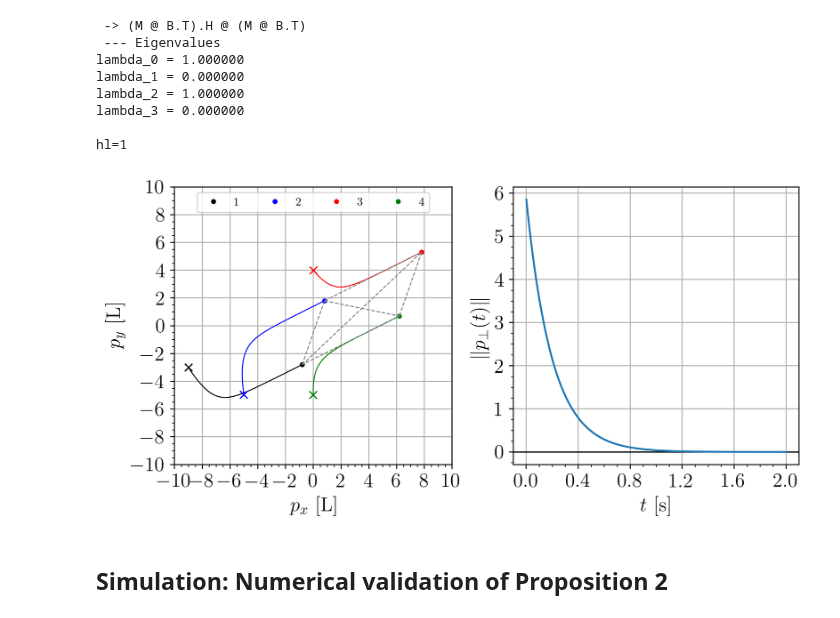
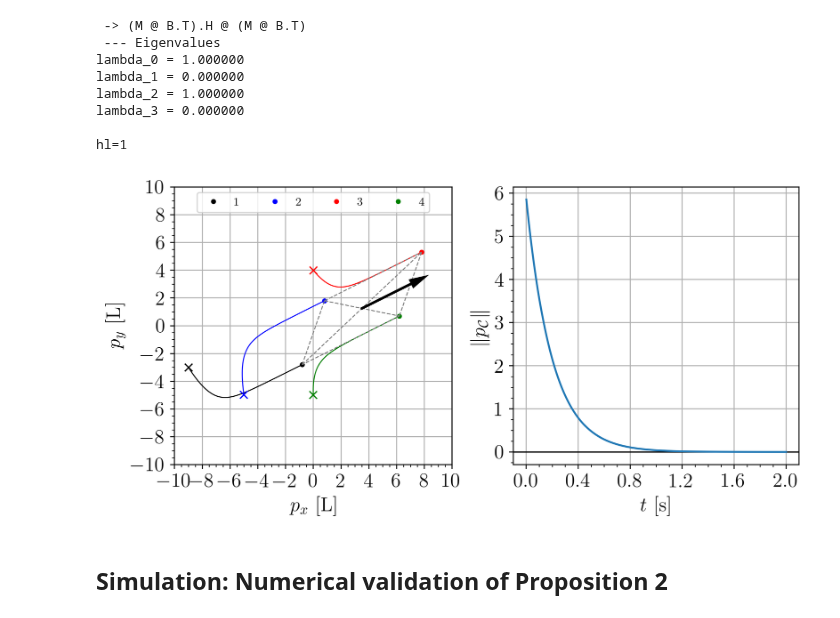
Before and after one commit to Swarm-Systems-Lab/affine-formation-control, a Jupyter notebook: notebooks/paper_simulations.ipynb, the cells around one changed output. Cells and saved outputs as stored; diff of their text form; code cells hidden in the pictures.

Commit message:
Changes in figures 3 and 4 of the paper

```diff
--- a/notebooks/paper_simulations.ipynb
+++ b/notebooks/paper_simulations.ipynb
@@ -96,35 +96,41 @@ hl=1
 
 # Init figure and config axes
 fig = plt.figure(figsize=(9,4), dpi=400)
 ax1, ax2 = fig.subplots(1,2)
 
 config_data_axis(ax1, 2, 2, y_right=False)
 config_data_axis(ax2, 0.4, 1, y_right=False)
 
 lim = 10
 ax1.set_xlim([-lim, lim])
 ax1.set_ylim([-lim, lim])
 ax1.grid(True)
 ax1.set_aspect("equal")
 ax1.set_xlabel(r"$p_x$ [L]")
 ax1.set_ylabel(r"$p_y$  [L]")
 
 ax2.grid(True)
 ax1.set_aspect("equal")
 ax2.set_xlabel(r"$t$ [s]")
-ax2.set_ylabel(r"$\|p_\perp(t)\|$")
+ax2.set_ylabel(r"$\|p_\mathcal{C}\|$")
 
 # Axis: X-Y
 sim_fr.plot(ax1)
 ax1.legend(ncols=4, fontsize="xx-small", loc="upper center")
+
+pc = np.mean(np.array([np.real(sim_fr.data["x"])[-1,:],
+                       np.imag(sim_fr.data["x"])[-1,:]]), 1)
+
+vector2d(ax1, pc, pc+1, lw=2, hw=0.5, hl=1, zorder=4)
+# ax1.text(pc[0]+4, pc[1]+0.5, r"$T_\Delta(v^*)$", fontdict={"size":14})
 
 # Axis: ||p_perp||
 ax2.axhline(0, c="k", lw=1)
 ax2.plot(sim_fr.data["t"], sim_fr.data["p_perp_norm"])
 
 plt.show()
 # %% [output]
-[figure, old version]
+[figure, new version]
 # %% [markdown]
 ## Simulation: Numerical validation of Proposition 2
 # %%
```
Also changed, not shown: parts of 3 cells of this notebook, 1 other file.
